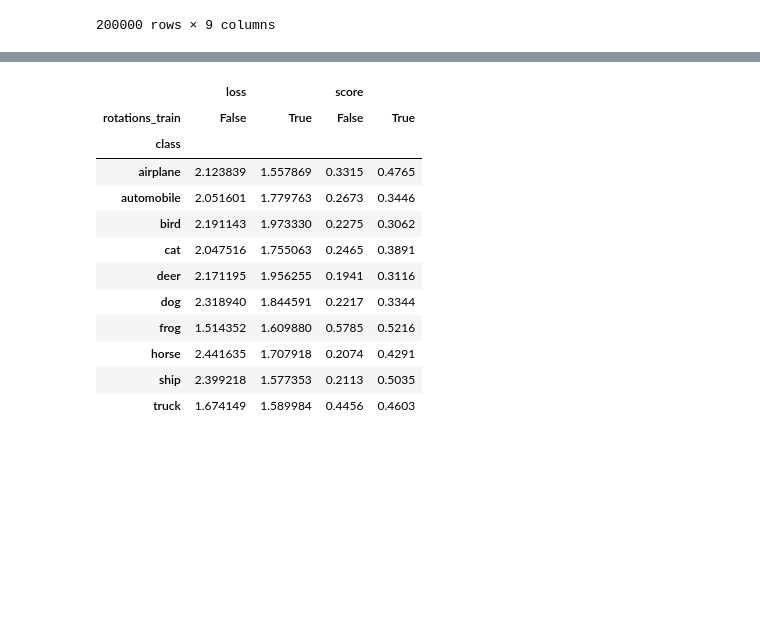
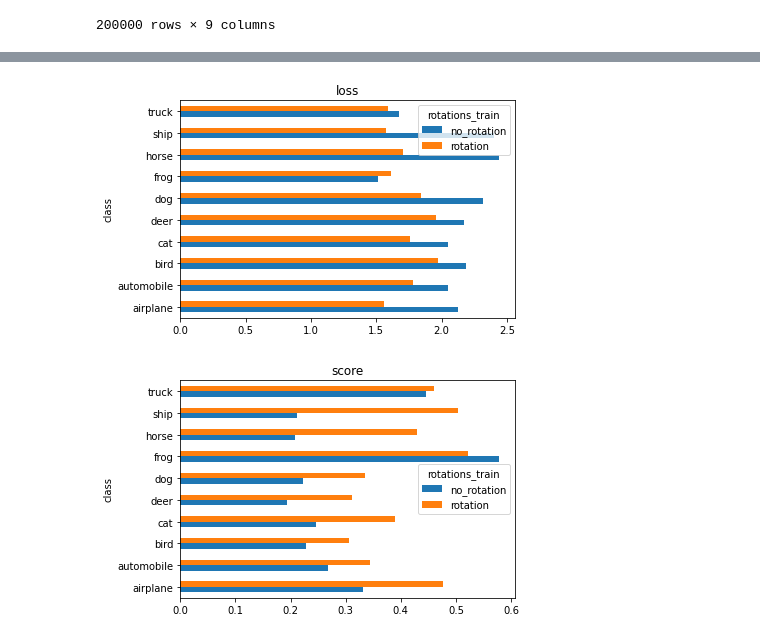
Before and after one commit to Anitaliky/AdvancedDeepLearning, a Jupyter notebook: eval.ipynb, the cells around one changed output, grey strips where cells are left out. Cells and saved outputs as stored; diff of their text form; code cells hidden in the pictures; blank space fills up the shorter version.

```diff
--- a/eval.ipynb
+++ b/eval.ipynb
@@ -133,18 +128,13 @@ log.pivot_table(values=['loss', 'score'], index='angle', columns='rotations_trai
 # %%
-log.pivot_table(values=['loss', 'score'], index='class', columns='rotations_train')
+class_pivot = log.pivot_table(values=['loss', 'score'], index='class', columns='rotations_train')
+class_pivot['loss'].plot(kind='barh')
+plt.title('loss')
+plt.show()
+class_pivot['score'].plot(kind='barh')
+plt.title('score')
+plt.show()
 # %% [output]
-|  | loss |  | score |  |
-| rotations_train | False | True | False | True |
-| class |  |  |  |  |
-| airplane | 2.123839 | 1.557869 | 0.3315 | 0.4765 |
-| automobile | 2.051601 | 1.779763 | 0.2673 | 0.3446 |
-| bird | 2.191143 | 1.973330 | 0.2275 | 0.3062 |
-| cat | 2.047516 | 1.755063 | 0.2465 | 0.3891 |
-| deer | 2.171195 | 1.956255 | 0.1941 | 0.3116 |
-| dog | 2.318940 | 1.844591 | 0.2217 | 0.3344 |
-| frog | 1.514352 | 1.609880 | 0.5785 | 0.5216 |
-| horse | 2.441635 | 1.707918 | 0.2074 | 0.4291 |
-| ship | 2.399218 | 1.577353 | 0.2113 | 0.5035 |
-| truck | 1.674149 | 1.589984 | 0.4456 | 0.4603 |
+[figure, added]
+[figure, added]
 # %%
 for angle in angles:
```
Also changed, not shown: parts of 4 cells of this notebook, 1 other file.
